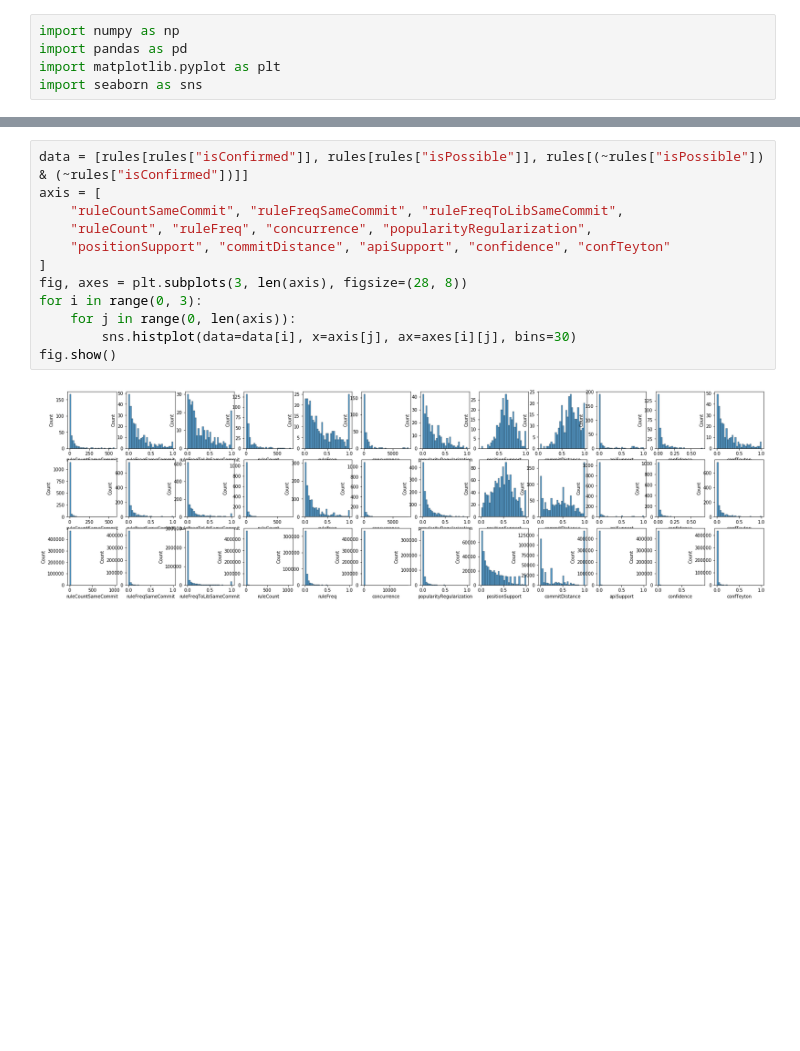
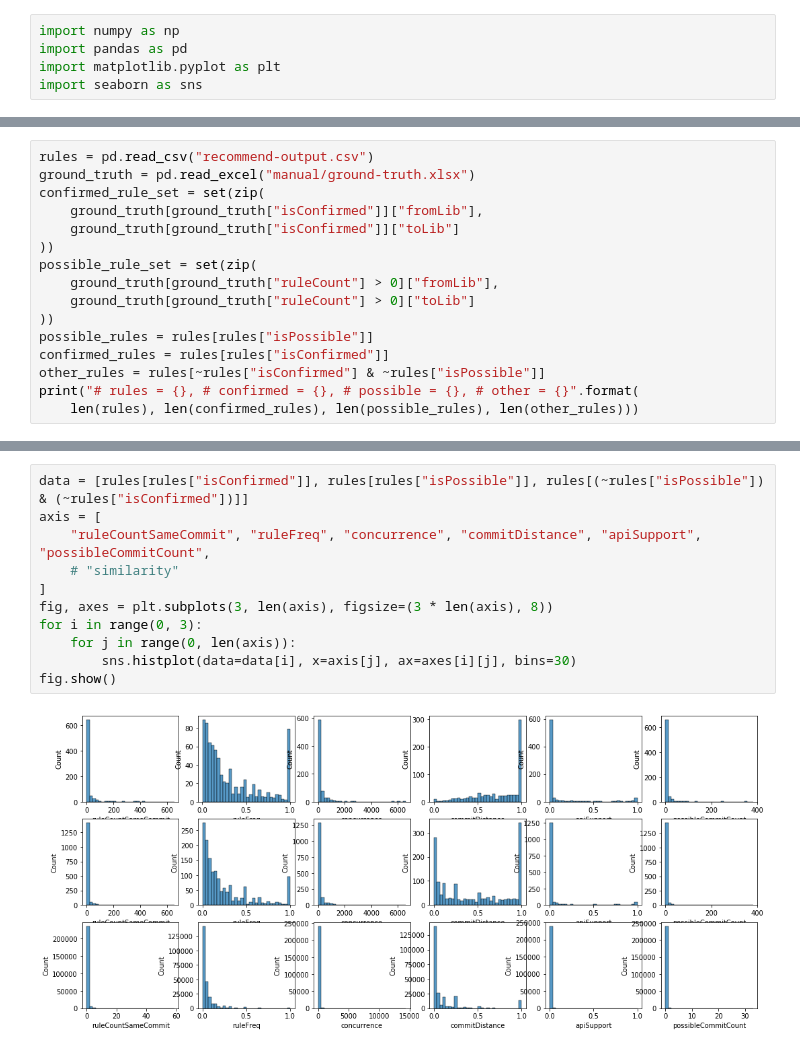
Before and after one commit to hehao98/MigrationHelper, a Jupyter notebook: evaluation/rq2_metrics.ipynb, the cells around one changed output, grey strips where cells are left out. Cells and saved outputs as stored; diff of their text form; blank space fills up the shorter version.

```diff
--- a/evaluation/rq2_metrics.ipynb
+++ b/evaluation/rq2_metrics.ipynb
@@ -35,0 +6,16 @@ print("# rules = {}, # confirmed = {}, # possible = {}, # other = {}".format(
+# %%
+rules = pd.read_csv("recommend-output.csv")
+ground_truth = pd.read_excel("manual/ground-truth.xlsx")
+confirmed_rule_set = set(zip(
+    ground_truth[ground_truth["isConfirmed"]]["fromLib"],
+    ground_truth[ground_truth["isConfirmed"]]["toLib"]
+))
+possible_rule_set = set(zip(
+    ground_truth[ground_truth["ruleCount"] > 0]["fromLib"],
+    ground_truth[ground_truth["ruleCount"] > 0]["toLib"]
+))
+possible_rules = rules[rules["isPossible"]]
+confirmed_rules = rules[rules["isConfirmed"]]
+other_rules = rules[~rules["isConfirmed"] & ~rules["isPossible"]]
+print("# rules = {}, # confirmed = {}, # possible = {}, # other = {}".format(
+    len(rules), len(confirmed_rules), len(possible_rules), len(other_rules)))
@@ -52,17 +40,16 @@ rules
 # %%
 data = [rules[rules["isConfirmed"]], rules[rules["isPossible"]], rules[(~rules["isPossible"]) & (~rules["isConfirmed"])]]
 axis = [
-    "ruleCountSameCommit", "ruleFreqSameCommit", "ruleFreqToLibSameCommit",
-    "ruleCount", "ruleFreq", "concurrence", "popularityRegularization",
-    "positionSupport", "commitDistance", "apiSupport", "confidence", "confTeyton"
+    "ruleCountSameCommit", "ruleFreq", "concurrence", "commitDistance", "apiSupport", "possibleCommitCount",
+    # "similarity"
 ]
-fig, axes = plt.subplots(3, len(axis), figsize=(28, 8))
+fig, axes = plt.subplots(3, len(axis), figsize=(3 * len(axis), 8))
 for i in range(0, 3):
     for j in range(0, len(axis)):
         sns.histplot(data=data[i], x=axis[j], ax=axes[i][j], bins=30)
 fig.show()
 # %% [output]
-[figure, old version]
+[figure, new version]
 # %%
 filtered_rules = rules[(rules["ruleCount"] >= 5) & (rules["concurrence"] >= 10)]
 filtered_possible_rules = filtered_rules[filtered_rules["isPossible"]]
```
Also changed, not shown: parts of 8 cells of this notebook, 13 other files.
